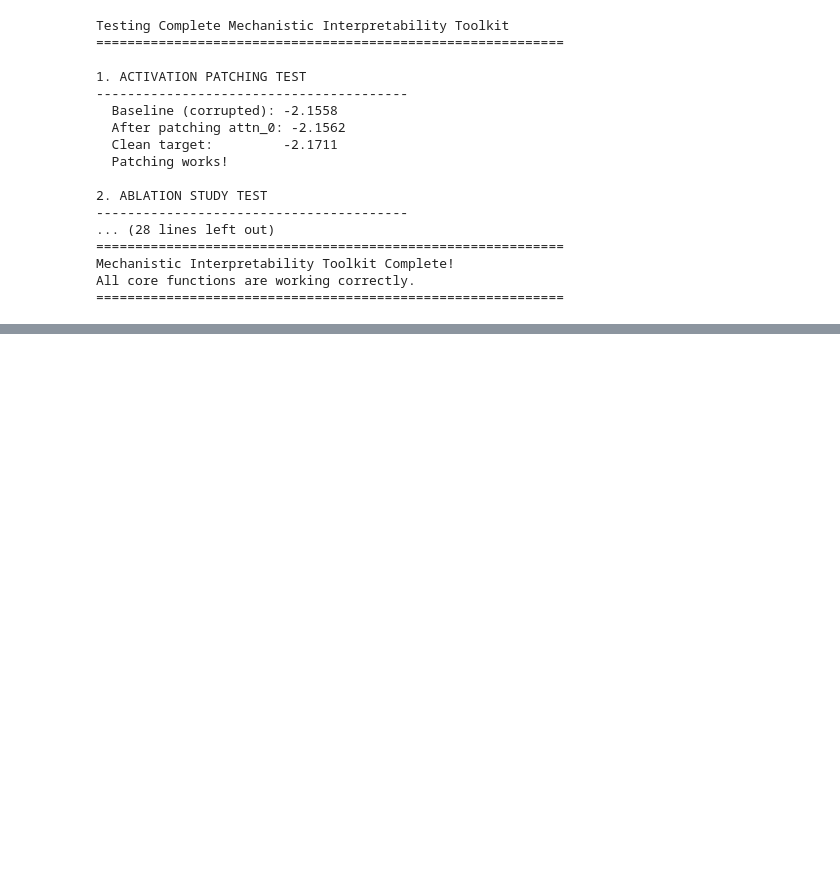
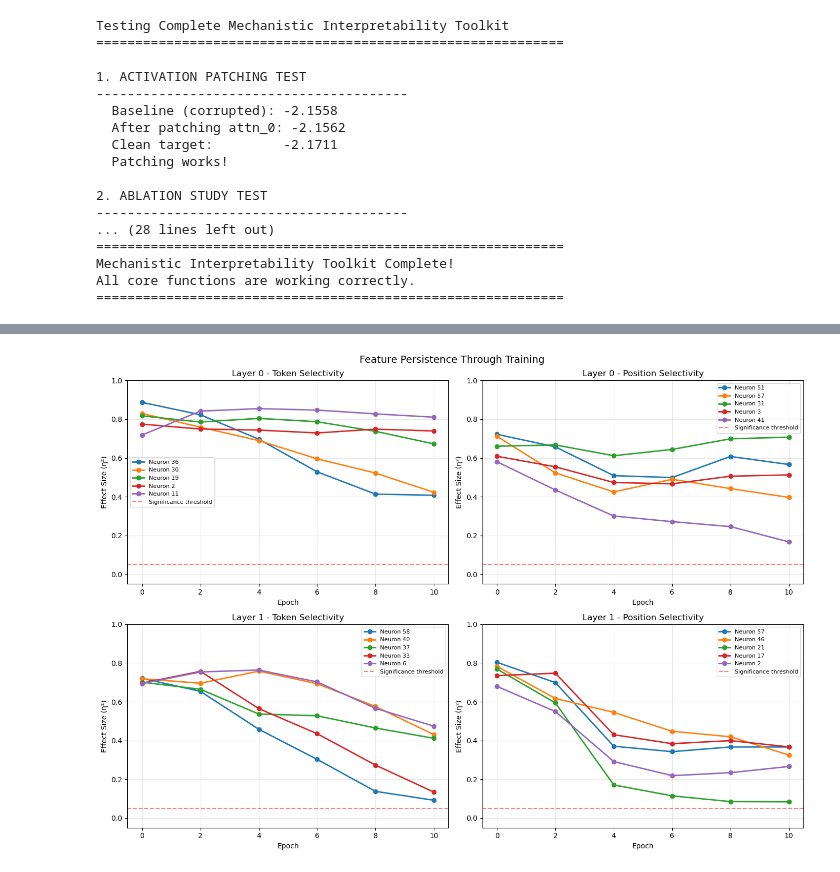
Before and after one commit to omarkhursheed/mechinterp-with-claude, a Jupyter notebook: do_some_mechinterp.ipynb, the cells around one changed output, grey strips where cells are left out. Drawn from its saved outputs; the diff is of its cells as text; code cells hidden in the pictures; blank space fills up the shorter version.

```diff
--- a/do_some_mechinterp.ipynb
+++ b/do_some_mechinterp.ipynb
@@ -1517,3 +1347,6 @@ This will take longer but give us scientifically valid results.
 # %%
-neuron_data, attn_patterns = discover_random_features_v2(model, n_samples=500)
+# Run the comprehensive analysis on MLP neurons AND residual stream
+set_seed(42)
+model = TinyTransformer()
+mlp_neuron_data, dimension_data, attn_patterns = discover_features_comprehensive(model, n_samples=500)
 # %% [output]
@@ -1536,0 +1987,9 @@ Parameters: n_samples=500, significance=0.01
+# %%
+# RUN THE EXPERIMENT: Train and track feature persistence
+set_seed(42)
+model = TinyTransformer()
+
+# Train and track
+initial_model, trained_model, tracking_data, checkpoints = train_and_track(
+    model, train_data, n_epochs=10, checkpoint_every=2
+)
@@ -1536,0 +2014,84 @@ Parameters: n_samples=500, significance=0.01
+# %%
+# VISUALIZE: Feature persistence through training (FIXED)
+def visualize_feature_persistence(tracking_data):
+    """
+    Visualize how features persist or change through training.
+    Shows BOTH token and position selectivity.
+    """
+    import matplotlib.pyplot as plt
+
+    print("\n📊 FEATURE PERSISTENCE VISUALIZATION")
+    print("=" * 60)
+
+    # Analyze tracking data
+    persistence_stats = {
+        'maintained': 0,
+        'lost': 0,
+        'changed': 0
+    }
+
+    fig, axes = plt.subplots(2, 2, figsize=(14, 10))
+
+    for layer_idx in range(2):
+        for plot_idx, selectivity_type in enumerate(['token', 'position']):
+            ax = axes[layer_idx, plot_idx]
+
+            # Collect data for this layer and type
+            layer_key = f'layer_{layer_idx}'
+            relevant_keys = [k for k in tracking_data.keys()
+                           if layer_key in k and selectivity_type in k]
+
+            if not relevant_keys:
+                ax.text(0.5, 0.5, f'No {selectivity_type} data tracked',
+                       ha='center', va='center', transform=ax.transAxes)
+                ax.set_title(f'Layer {layer_idx} - {selectivity_type.capitalize()} Selectivity')
+                continue
+
+            # Plot each tracked neuron
+            for key in relevant_keys:
+                neuron_idx = int(key.split('_')[3])
+                data_points = tracking_data[key]
+
+                if data_points:
+                    epochs = [0] + [d['epoch'] for d in data_points]
+                    etas = [data_points[0]['initial_eta']] + [d['current_eta'] for d in data_points]
+
+                    ax.plot(epochs, etas, marker='o', label=f'Neuron {neuron_idx}', linewidth=2)
+
+                    # Categorize persistence
+                    final_eta = etas[-1]
+                    initial_eta = etas[0]
+
+                    if final_eta > 0.05:
+                        if abs(final_eta - initial_eta) / initial_eta < 0.5:
+                            persistence_stats['maintained'] += 1
+                        else:
+                            persistence_stats['changed'] += 1
+                    else:
+                        persistence_stats['lost'] += 1
+
+            ax.set_title(f'Layer {layer_idx} - {selectivity_type.capitalize()} Selectivity')
+            ax.set_xlabel('Epoch')
+            ax.set_ylabel('Effect Size (η²)')
+            ax.axhline(y=0.05, color='r', linestyle='--', alpha=0.5, label='Significance threshold')
+            ax.legend(fontsize=8, loc='best')
+            ax.grid(True, alpha=0.3)
+            ax.set_ylim([-0.05, 1.0])
+
+    plt.suptitle('Feature Persistence Through Training', fontsize=14)
+    plt.tight_layout()
+    plt.show()
+
+    # Summary statistics
+    total = sum(persistence_stats.values())
+    if total > 0:
+        print("\n📈 Persistence Summary:")
+        print(f"  Maintained selectivity: {persistence_stats['maintained']}/{total} ({100*persistence_stats['maintained']/total:.1f}%)")
+        print(f"  Changed selectivity: {persistence_stats['changed']}/{total} ({100*persistence_stats['changed']/total:.1f}%)")
+        print(f"  Lost selectivity: {persistence_stats['lost']}/{total} ({100*persistence_stats['lost']/total:.1f}%)")
+
+    return persistence_stats
+
+# Visualize the results with both token and position
+persistence_stats = visualize_feature_persistence(tracking_data)
+# %% [output]
@@ -1536,0 +2100 @@ Parameters: n_samples=500, significance=0.01
+[figure, added]
```
Also changed, not shown: parts of 13 cells of this notebook, 1 other file.
